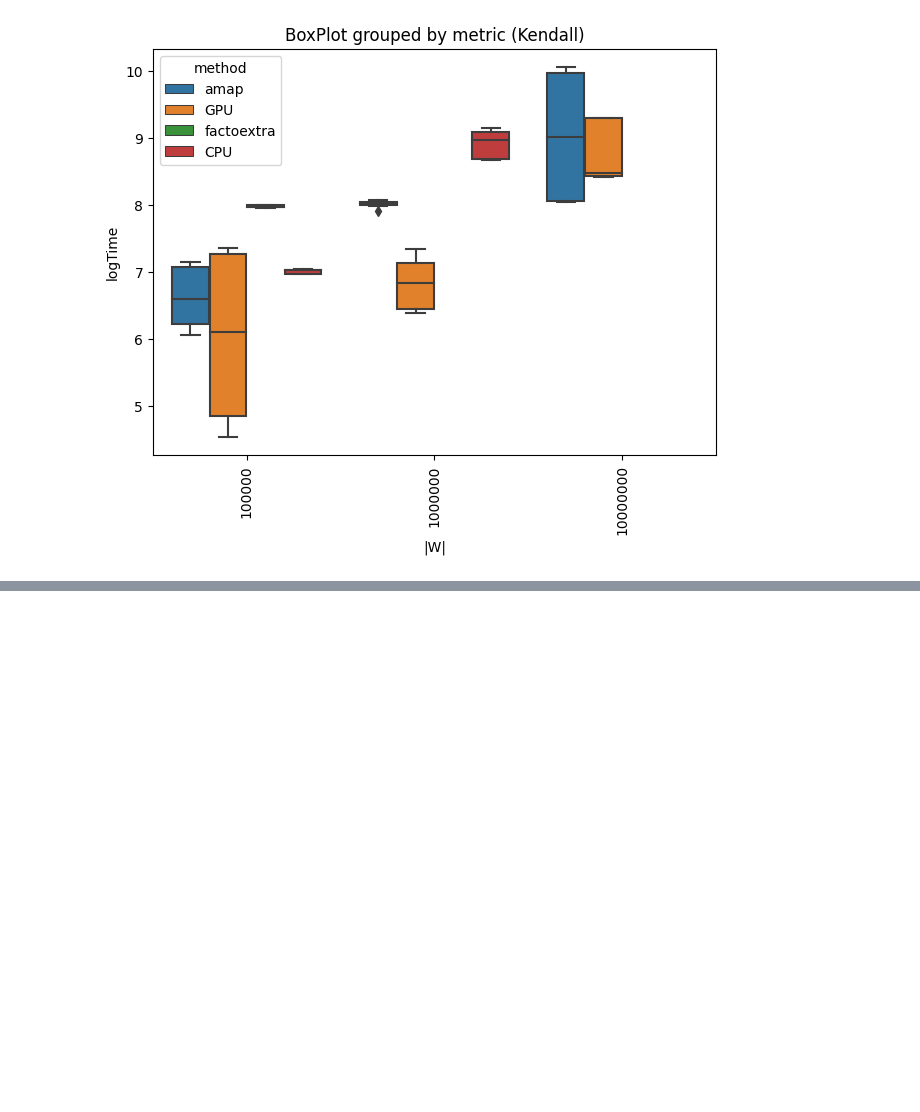
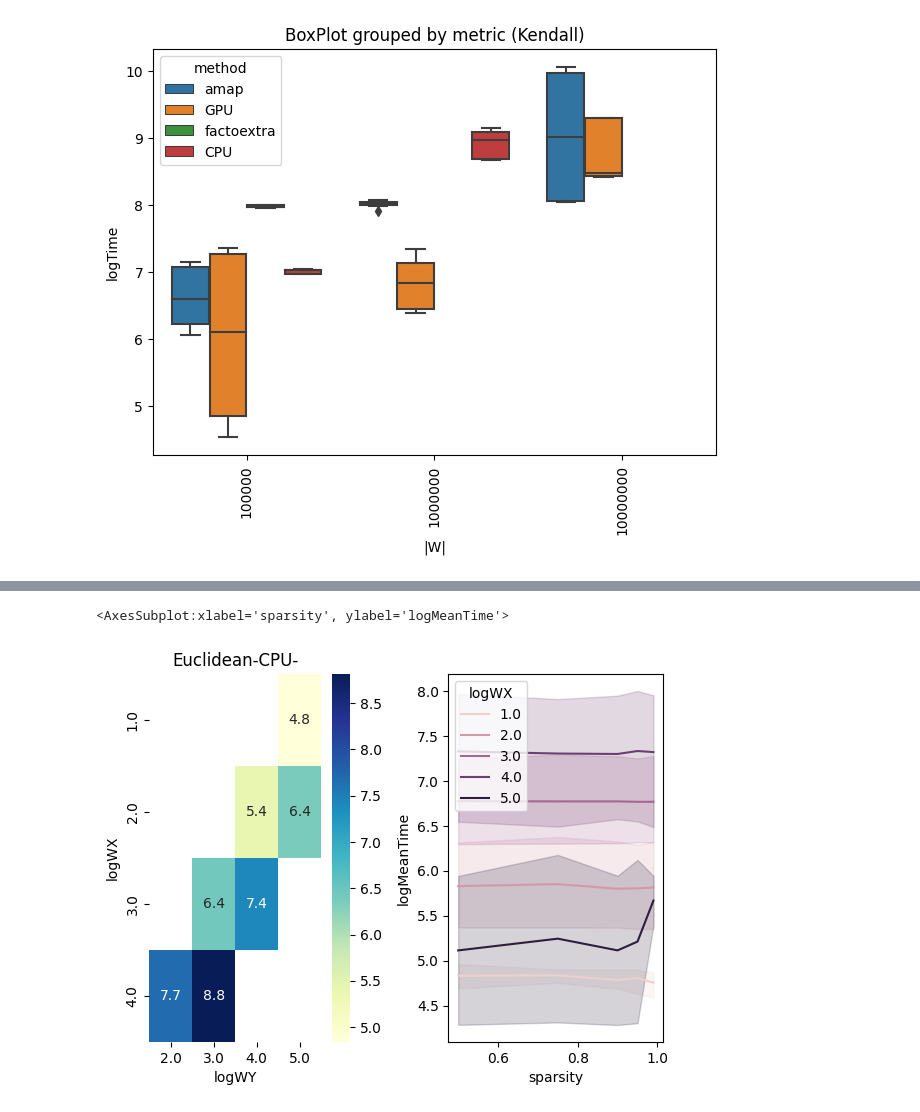
Before and after one commit to lab-medvedeva/Article-GADES, a Jupyter notebook: reproducibility/Plots.ipynb, the cells around one changed output, grey strips where cells are left out. Cells and saved outputs as stored; diff of their text form; code cells hidden in the pictures; blank space fills up the shorter version.

```diff
--- a/reproducibility/Plots.ipynb
+++ b/reproducibility/Plots.ipynb
@@ -409,0 +545,9 @@ print(df)
+# %%
+df = pd.read_csv(GENERATED_SPARSE_PATH,sep=" ")
+#df = pd.read_csv('generatedData_bench_100iter.csv')
+cols = []
+for i in range(1,25):
+    cols.append('val_{}'.format(i))
+df['minTime'] =df[cols].min(axis=1)
+df['maxTime']=df[cols].max(axis=1)
+df
@@ -409,0 +637,18 @@ print(df)
+# %%
+matrix = df[df['metric']=="pearson"]
+matrix1= matrix[matrix["sparsity"]==0.50]
+matrix1 = matrix1[matrix1["method"]=="CPU"].pivot('logWX','logWY','logMeanTime')
+
+
+fig, axs = plt.subplots(nrows=1,ncols=2)
+plt.tight_layout(pad=3.0)
+sns.heatmap(matrix1, cmap="YlGnBu", annot=True,ax=axs[0]).set_title("Euclidean-CPU-")
+#sns.lineplot(x="sparsity", y="logMeanTime",
+#             hue="logWX", #style="event",
+#             data=matrix,ax=axs[0][1])
+sns.lineplot(x="sparsity", y="logMeanTime",
+             hue="logWX", #style="event",
+             data=matrix)
+# %% [output]
+<AxesSubplot:xlabel='sparsity', ylabel='logMeanTime'>
+[figure, added]
```
Also changed, not shown: parts of 35 cells of this notebook.
